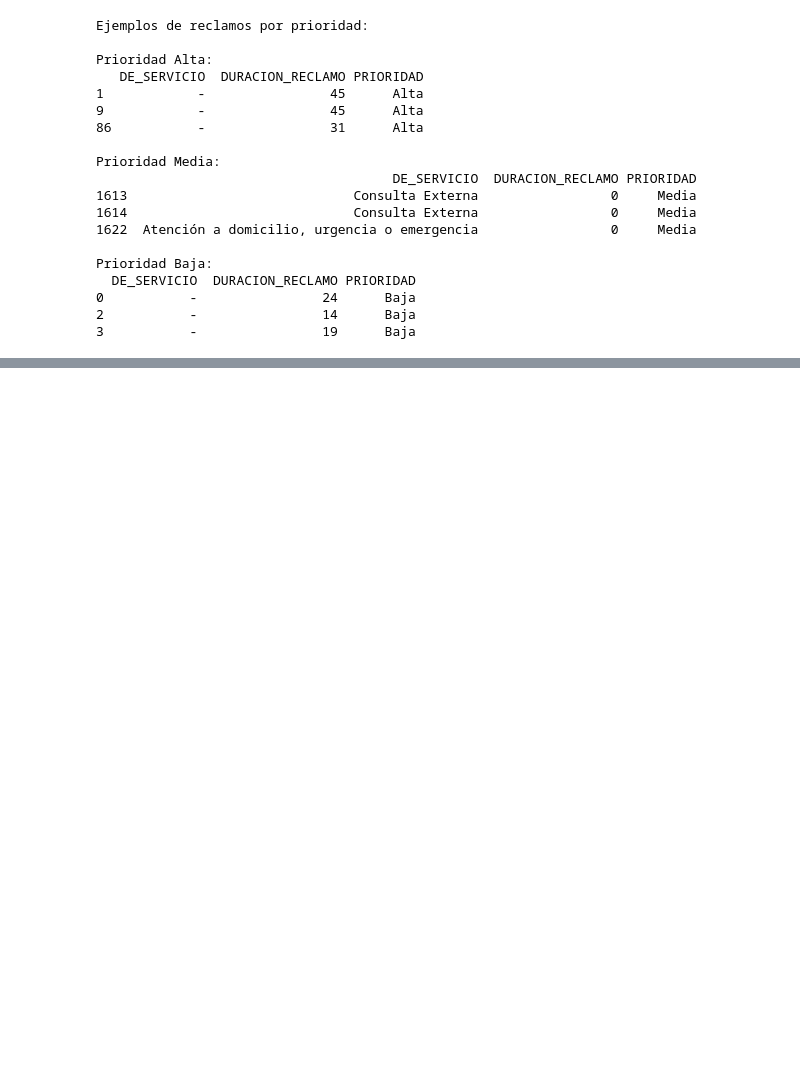
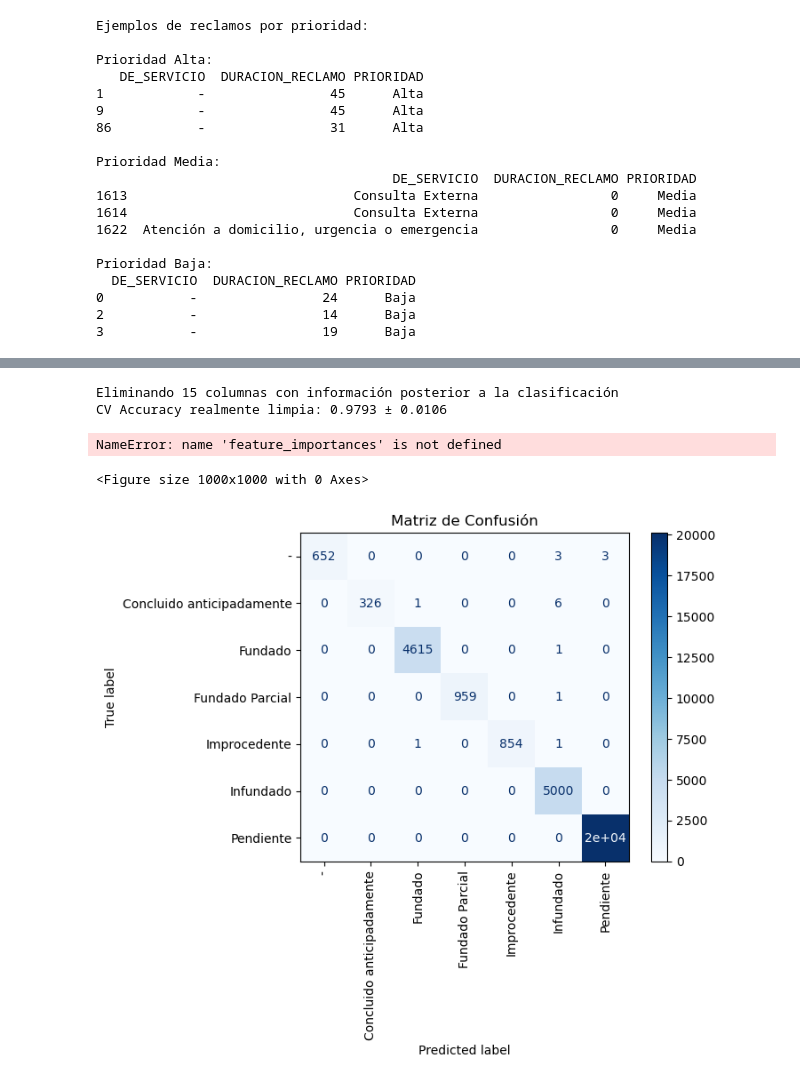
Before and after one commit to harold232/mineria-de-texto-reclamos, a Jupyter notebook: notebooks/05_modelado_v2.ipynb, the cells around one changed output, grey strips where cells are left out. Cells and saved outputs as stored; diff of their text form; code cells hidden in the pictures; blank space fills up the shorter version.

Commit message:
change model

```diff
--- a/notebooks/05_modelado_v2.ipynb
+++ b/notebooks/05_modelado_v2.ipynb
@@ -442,0 +492,12 @@ Clasificación Predicha: Cobrar indebidamente
+# %%
+# Dividir el conjunto de datos LIMPIO en entrenamiento y prueba
+X_train, X_test, y_train, y_test = train_test_split(
+    X_combined_clean,  # Usar el dataset limpio que ya has creado
+    df['DE_CLASIF_1'],
+    test_size=0.2,
+    random_state=42
+)
+# %%
+# Inicializar y entrenar el modelo
+model = RandomForestClassifier(n_estimators=100, random_state=42)
+model.fit(X_train, y_train)
@@ -442,0 +506,3 @@ Clasificación Predicha: Cobrar indebidamente
+# %%
+# Realizar predicciones
+y_pred = model.predict(X_test)
@@ -442,0 +559,18 @@ Clasificación Predicha: Cobrar indebidamente
+# %%
+# Identificar y eliminar columnas adicionales con fuga potencial
+additional_leakage = [col for col in X_combined_clean.columns
+                     if 'DE_RESULTADO_' in col or 'DE_ESTADO_RECLAMO_' in col]
+
+print(f"Eliminando {len(additional_leakage)} columnas adicionales con potencial fuga")
+X_combined_cleaner = X_combined_clean.drop(columns=additional_leakage)
+
+# Reentrenar con datos más limpios
+X_train_cleaner, X_test_cleaner, y_train, y_test = train_test_split(
+    X_combined_cleaner, df['DE_CLASIF_1'], test_size=0.2, random_state=42
+)
+
+model_cleaner = RandomForestClassifier(n_estimators=100, random_state=42)
+model_cleaner.fit(X_train_cleaner, y_train)
+y_pred_cleaner = model_cleaner.predict(X_test_cleaner)
+
+print(f'Nueva accuracy: {accuracy_score(y_test, y_pred_cleaner)}')
@@ -442,0 +592,30 @@ Clasificación Predicha: Cobrar indebidamente
+# %%
+# Eliminar TODAS las variables posteriores a la clasificación
+post_classification_cols = [col for col in X_combined_cleaner.columns
+                           if any(substring in col for substring in [
+                               'DE_RESULTADO_',
+                               'DE_ESTADO_RECLAMO_',
+                               'DE_ETAPA_RECLAMO_',
+                               'DE_COMUN_RESULT_',
+                               'FE_RESULT_RECL_',
+                               'FE_NOTIFI_RESULT_'
+                           ])]
+
+print(f"Eliminando {len(post_classification_cols)} columnas con información posterior a la clasificación")
+X_combined_truly_clean = X_combined_cleaner.drop(columns=post_classification_cols)
+
+# Validación cruzada con el conjunto realmente limpio
+cv_scores_clean = cross_val_score(
+    RandomForestClassifier(n_estimators=100, random_state=42),
+    X_combined_truly_clean, df['DE_CLASIF_1'],
+    cv=5
+)
+print(f"CV Accuracy realmente limpia: {cv_scores_clean.mean():.4f} ± {cv_scores_clean.std():.4f}")
+# %% [output]
+Eliminando 15 columnas con información posterior a la clasificación
+CV Accuracy realmente limpia: 0.9793 ± 0.0106
+# %%
+# Verificar si estás incluyendo alguna variable que tenga información directa del resultado
+print(feature_importances.head(20))
+# %% [output]
+NameError: name 'feature_importances' is not defined
@@ -442,0 +625,11 @@ Clasificación Predicha: Cobrar indebidamente
+# %%
+cm = confusion_matrix(y_test, y_pred)
+disp = ConfusionMatrixDisplay(confusion_matrix=cm, display_labels=model.classes_)
+plt.figure(figsize=(10, 10))
+disp.plot(cmap='Blues')
+plt.xticks(rotation=90)
+plt.title('Matriz de Confusión')
+plt.show()
+# %% [output]
+<Figure size 1000x1000 with 0 Axes>
+[figure, added]
```
Also changed, not shown: parts of 51 cells of this notebook.
